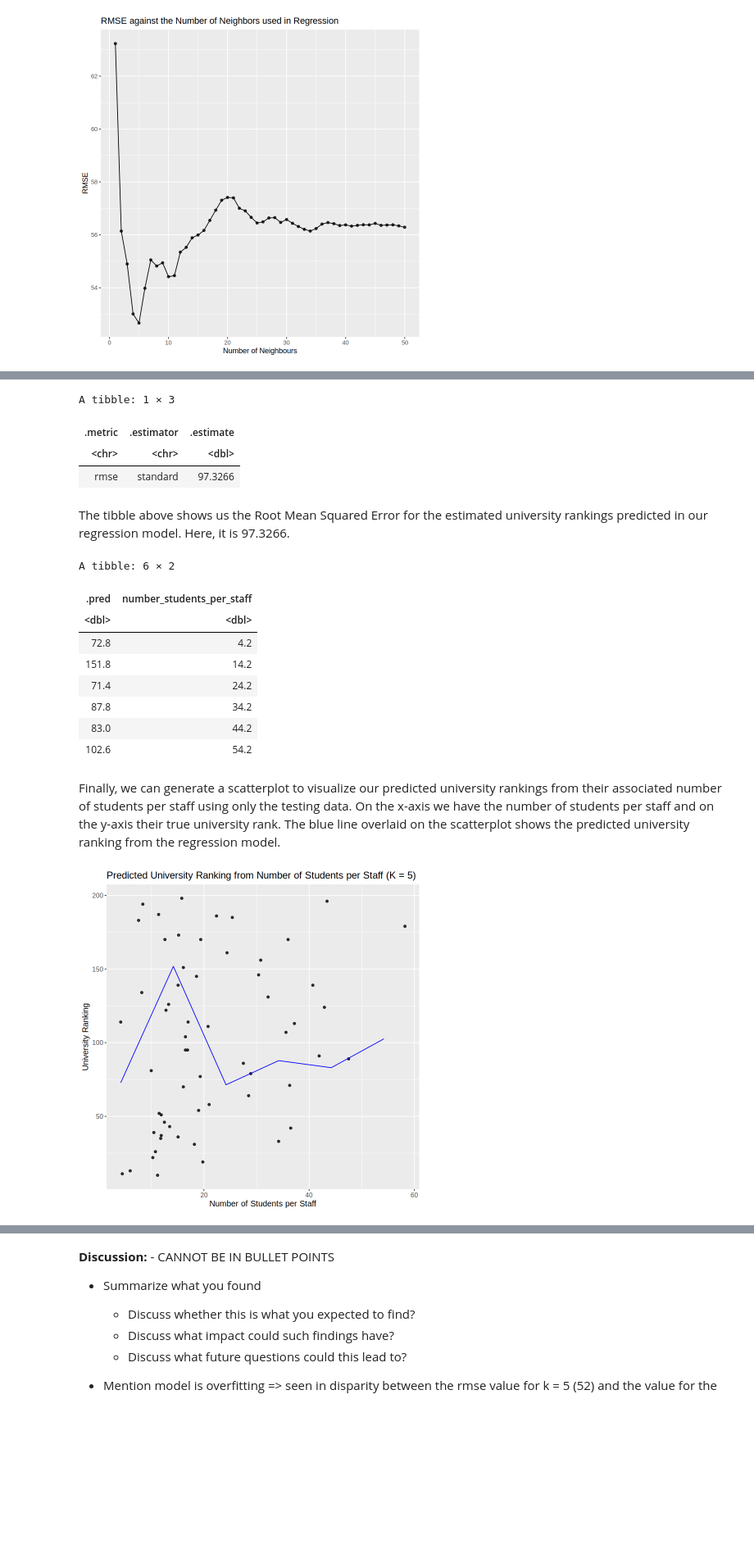
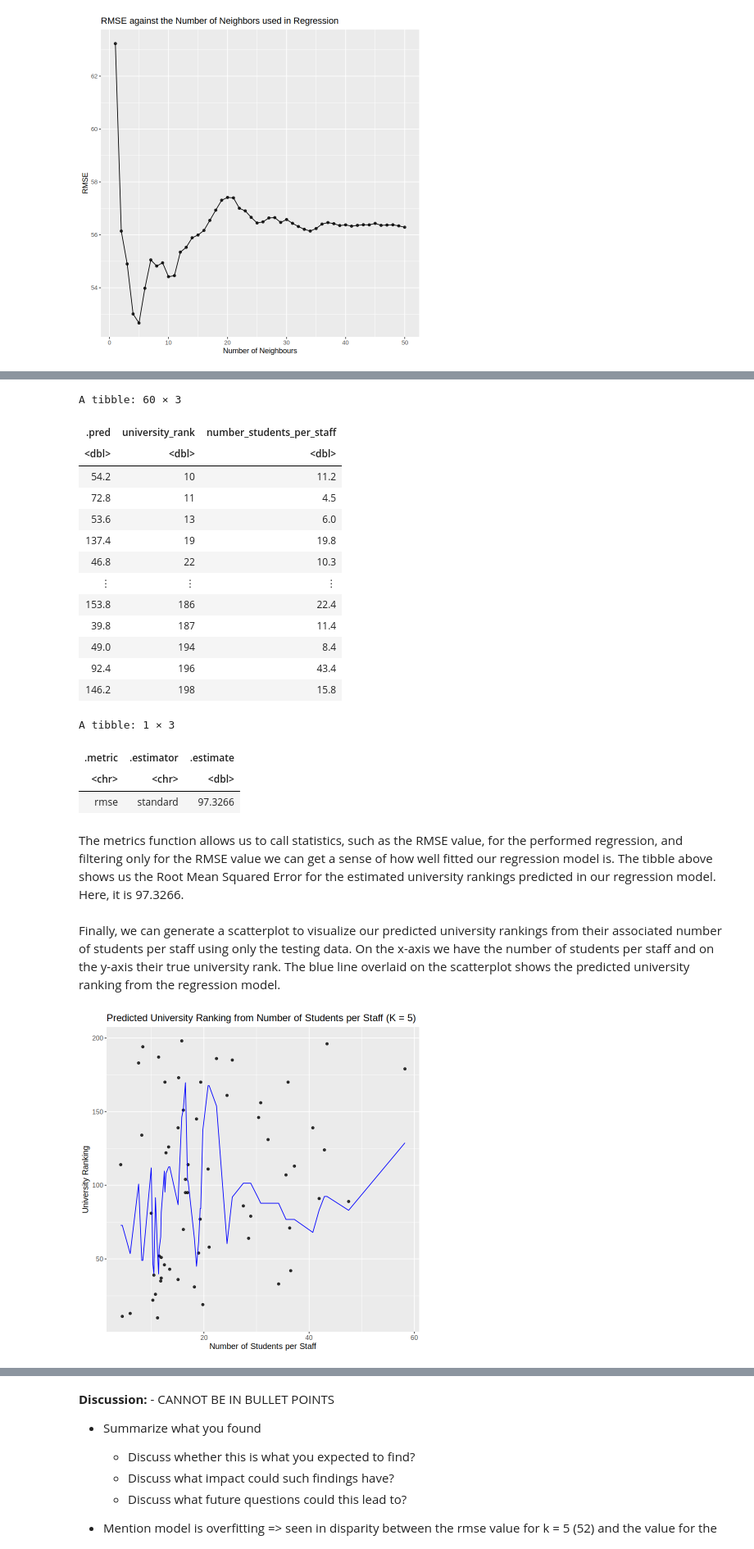
Before and after one commit to petercmh01/DSCI_004_Group_36, a Jupyter notebook: group_project_report.ipynb, the cells around one changed output, grey strips where cells are left out. Shown at 82% size. Cells and saved outputs as stored; diff of their text form; code cells hidden in the pictures; blank space fills up the shorter version.

```diff
--- a/group_project_report.ipynb
+++ b/group_project_report.ipynb
@@ -303,54 +298,49 @@ This allows the regression model to predict university rank on the testing data
 # %%
-final_summary <- final_fit |>
+final_preds <- final_fit |>
   predict(university_testing) |>
-  bind_cols(university_testing) |>
-  metrics(truth = university_rank, estimate = number_students_per_staff) |>
-  filter(.metric == 'rmse')
-
-final_summary
+  bind_cols(university_testing)
+final_preds
 # %% [output]
-A tibble: 1 × 3
+A tibble: 60 × 3
-| .metric | .estimator | .estimate |
-| <chr> | <chr> | <dbl> |
-| rmse | standard | 97.3266 |
+| .pred | university_rank | number_students_per_staff |
+| <dbl> | <dbl> | <dbl> |
+| 54.2 | 10 | 11.2 |
+| 72.8 | 11 | 4.5 |
+| 53.6 | 13 | 6.0 |
+| 137.4 | 19 | 19.8 |
+| 46.8 | 22 | 10.3 |
+| ⋮ | ⋮ | ⋮ |
+| 153.8 | 186 | 22.4 |
+| 39.8 | 187 | 11.4 |
+| 49.0 | 194 | 8.4 |
+| 92.4 | 196 | 43.4 |
+| 146.2 | 198 | 15.8 |
-# %% [markdown]
-The tibble above shows us the Root Mean Squared Error for the estimated university rankings predicted in our regression model. Here, it is 97.3266.
 # %%
-ranking_prediction_grid <- tibble(
-    number_students_per_staff = seq(
-        from =  university_testing |> select(number_students_per_staff) |> min(),
-        to = university_testing |> select(number_students_per_staff) |> max(),
-        by = 10
-    )
-)
+final_summary <- final_preds |>
+  metrics(truth = university_rank, estimate = number_students_per_staff) |>
+  filter(.metric == 'rmse')
 
-rank_preds <- final_fit |>
-  predict(ranking_prediction_grid) |>
-  bind_cols(ranking_prediction_grid)
-rank_preds
+final_summary
 # %% [output]
-A tibble: 6 × 2
+A tibble: 1 × 3
-| .pred | number_students_per_staff |
-| <dbl> | <dbl> |
-| 72.8 | 4.2 |
-| 151.8 | 14.2 |
-| 71.4 | 24.2 |
-| 87.8 | 34.2 |
-| 83.0 | 44.2 |
-| 102.6 | 54.2 |
+| .metric | .estimator | .estimate |
+| <chr> | <chr> | <dbl> |
+| rmse | standard | 97.3266 |
+# %% [markdown]
+The metrics function allows us to call statistics, such as the RMSE value, for the performed regression, and filtering only for the RMSE value we can get a sense of how well fitted our regression model is. The tibble above shows us the Root Mean Squared Error for the estimated university rankings predicted in our regression model. Here, it is 97.3266.
 # %% [markdown]
 Finally, we can generate a scatterplot to visualize our predicted university rankings from their associated number of students per staff using only the testing data. On the x-axis we have the number of students per staff and on the y-axis their true university rank. The blue line overlaid on the scatterplot shows the predicted university ranking from the regression model.
 # %%
 plot_final <- ggplot(university_testing, aes(x = number_students_per_staff, y = university_rank)) +
   geom_point(alpha = 0.8)+
-  geom_line(data = rank_preds,
+  geom_line(data = final_preds,
             mapping = aes(x = number_students_per_staff, y = .pred),
             color = "blue") +
   xlab("Number of Students per Staff") +
   ylab("University Ranking") +
   ggtitle("Predicted University Ranking from Number of Students per Staff (K = 5)") +
   theme(text = element_text(size = 12))
 
 plot_final
 # %% [output]
-[figure, old version]
+[figure, new version]
```
Also changed, not shown: parts of 17 cells of this notebook.
